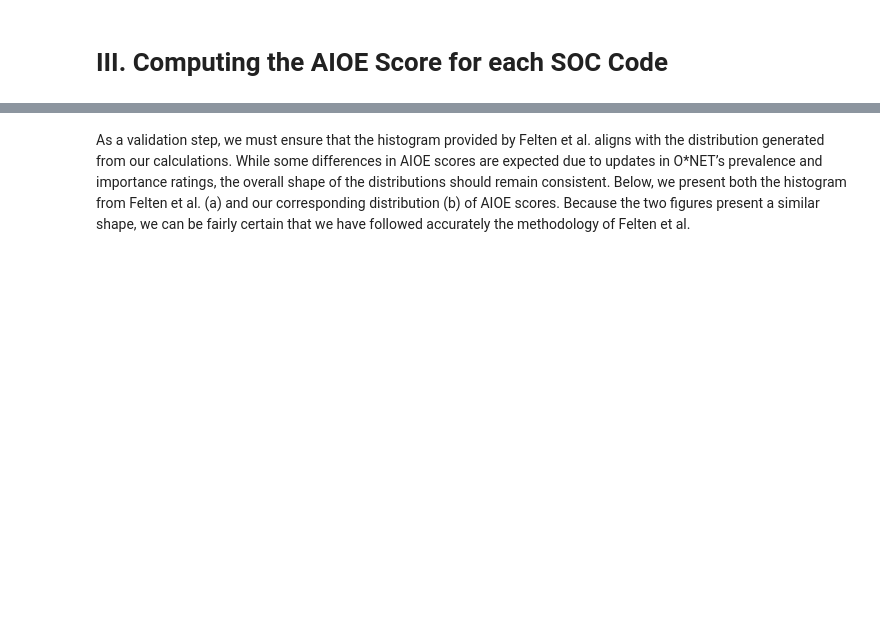
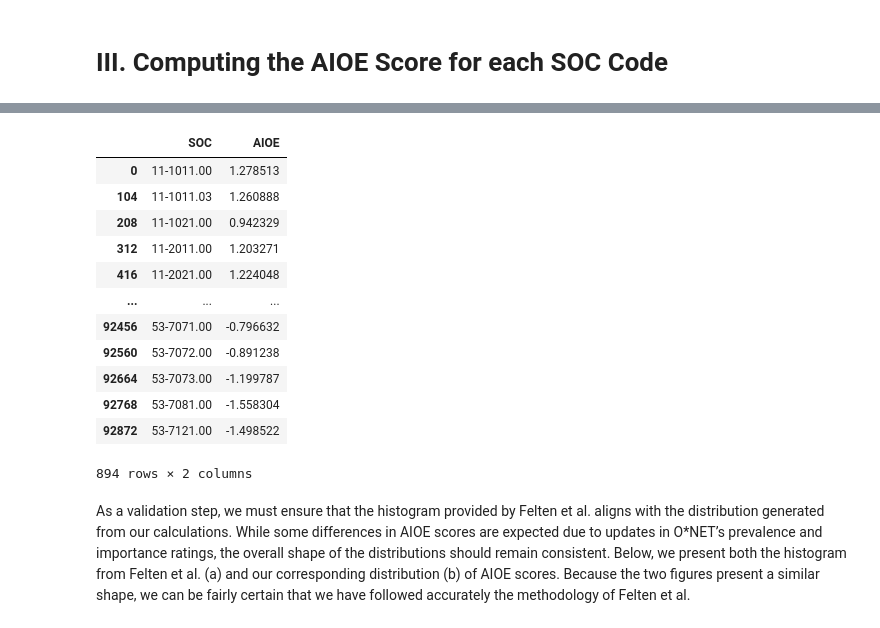
Before and after one commit to BSDSBA-JF/wadwani_intern, a Jupyter notebook: 01_mca_job_list/WorldBank/2_soc_aioe/soc_aioe.ipynb, the cells around one changed output, grey strips where cells are left out. Saved outputs shown, nothing was run; the diff lists cells and outputs as text; code cells hidden in the pictures; blank space fills up the shorter version.

Commit message:
started looking into why the AIOE differs

```diff
--- a/01_mca_job_list/WorldBank/2_soc_aioe/soc_aioe.ipynb
+++ b/01_mca_job_list/WorldBank/2_soc_aioe/soc_aioe.ipynb
@@ -134,3 +133,19 @@ aioe_wadhwani.drop_duplicates(inplace=True)
+# %%
+aioe_wadhwani
+# %% [output]
+|  | SOC | AIOE |
+| 0 | 11-1011.00 | 1.278513 |
+| 104 | 11-1011.03 | 1.260888 |
+| 208 | 11-1021.00 | 0.942329 |
+| 312 | 11-2011.00 | 1.203271 |
+| 416 | 11-2021.00 | 1.224048 |
+| ... | ... | ... |
+| 92456 | 53-7071.00 | -0.796632 |
+| 92560 | 53-7072.00 | -0.891238 |
+| 92664 | 53-7073.00 | -1.199787 |
+| 92768 | 53-7081.00 | -1.558304 |
+| 92872 | 53-7121.00 | -1.498522 |
+894 rows × 2 columns
 # %%
 #aioe_wadhwani.to_csv('psoc_aioe.csv')
 # %%
```
Also changed, not shown: parts of 7 cells of this notebook, 35 other files.
